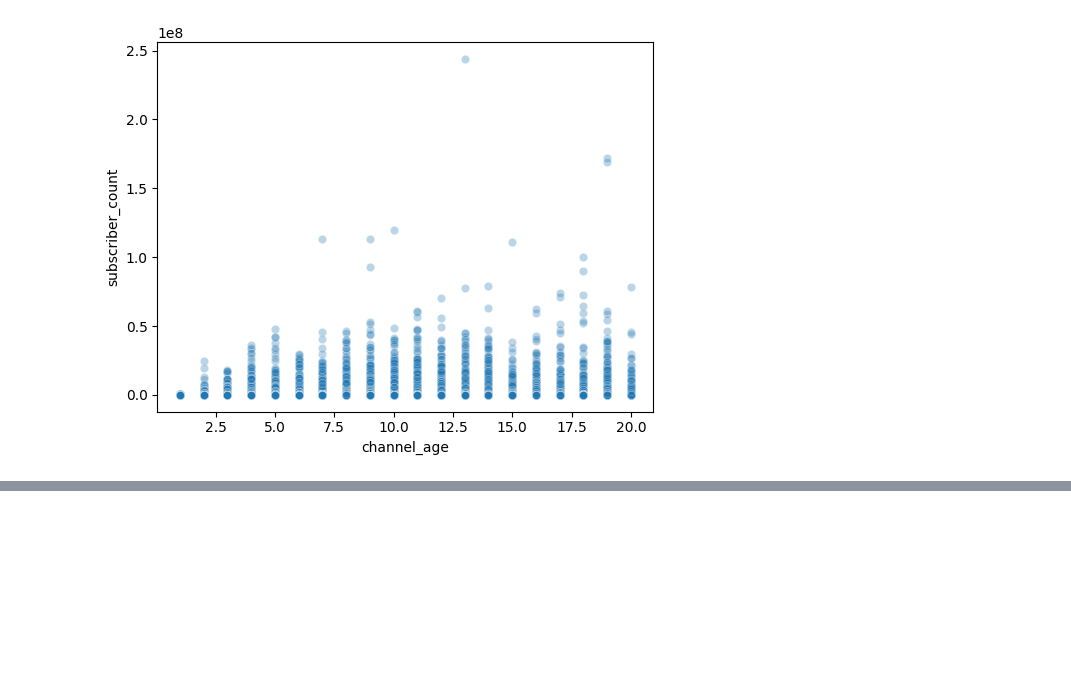
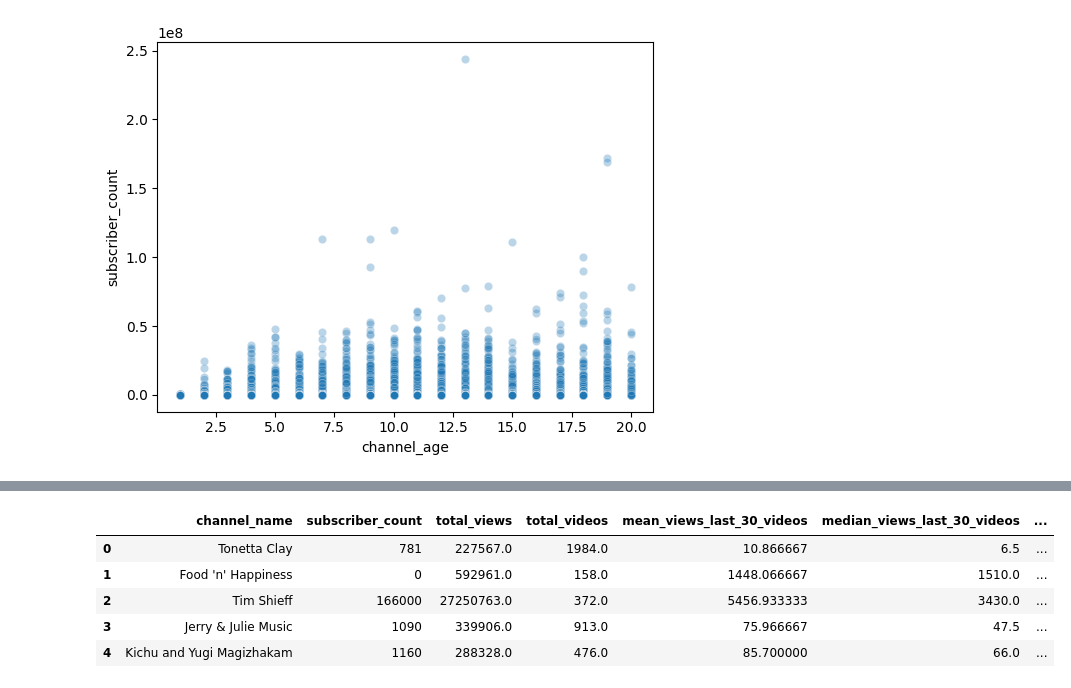
Before and after one commit to Shiva-Kumar-S-M/Projects, a Jupyter notebook: content growth pattern predictor.ipynb, the cells around one changed output, grey strips where cells are left out. Saved outputs shown, nothing was run; the diff lists cells and outputs as text; code cells hidden in the pictures; blank space fills up the shorter version.

```diff
--- a/content growth pattern predictor.ipynb
+++ b/content growth pattern predictor.ipynb
@@ -245,3 +245,16 @@ df.nlargest(15,'subscriber_count')
 | 79803 | BANGTANTV | 77600000 | 1.671000e+10 | 2452.0 | 2.469310e+06 | 1314247.0 | ... |
 | 1013587 | HYBE LABELS | 74100000 | 3.266540e+10 | 1668.0 | 4.495276e+06 | 1269753.0 | ... |
 | 643064 | Justin Bieber | 72600000 | 1.860614e+09 | 249.0 | 1.687509e+07 | 1750460.0 | ... |
+# %%
+df['subscriber_count']=df['subscriber_count'].clip(upper=df['subscriber_count'].quantile(0.99))
+# %%
+df['view_per_subscriber']=(df['mean_views_last_30_videos']/df['subscriber_count'])
+# %%
+df.head()
+# %% [output]
+|  | channel_name | subscriber_count | total_views | total_videos | mean_views_last_30_videos | median_views_last_30_videos | ... |
+| 0 | Tonetta Clay | 781 | 227567.0 | 1984.0 | 10.866667 | 6.5 | ... |
+| 1 | Food 'n' Happiness | 0 | 592961.0 | 158.0 | 1448.066667 | 1510.0 | ... |
+| 2 | Tim Shieff | 166000 | 27250763.0 | 372.0 | 5456.933333 | 3430.0 | ... |
+| 3 | Jerry & Julie Music | 1090 | 339906.0 | 913.0 | 75.966667 | 47.5 | ... |
+| 4 | Kichu and Yugi Magizhakam | 1160 | 288328.0 | 476.0 | 85.700000 | 66.0 | ... |
```
Also changed, not shown: parts of 2 cells of this notebook.
